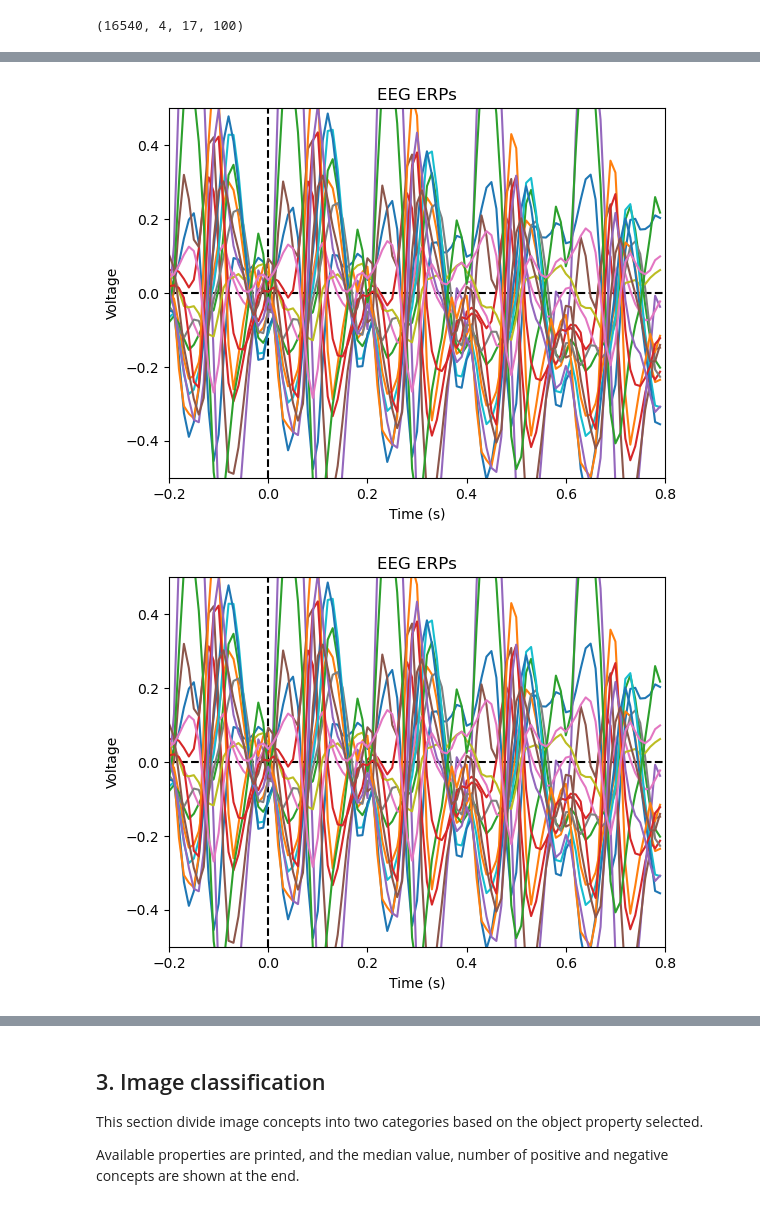
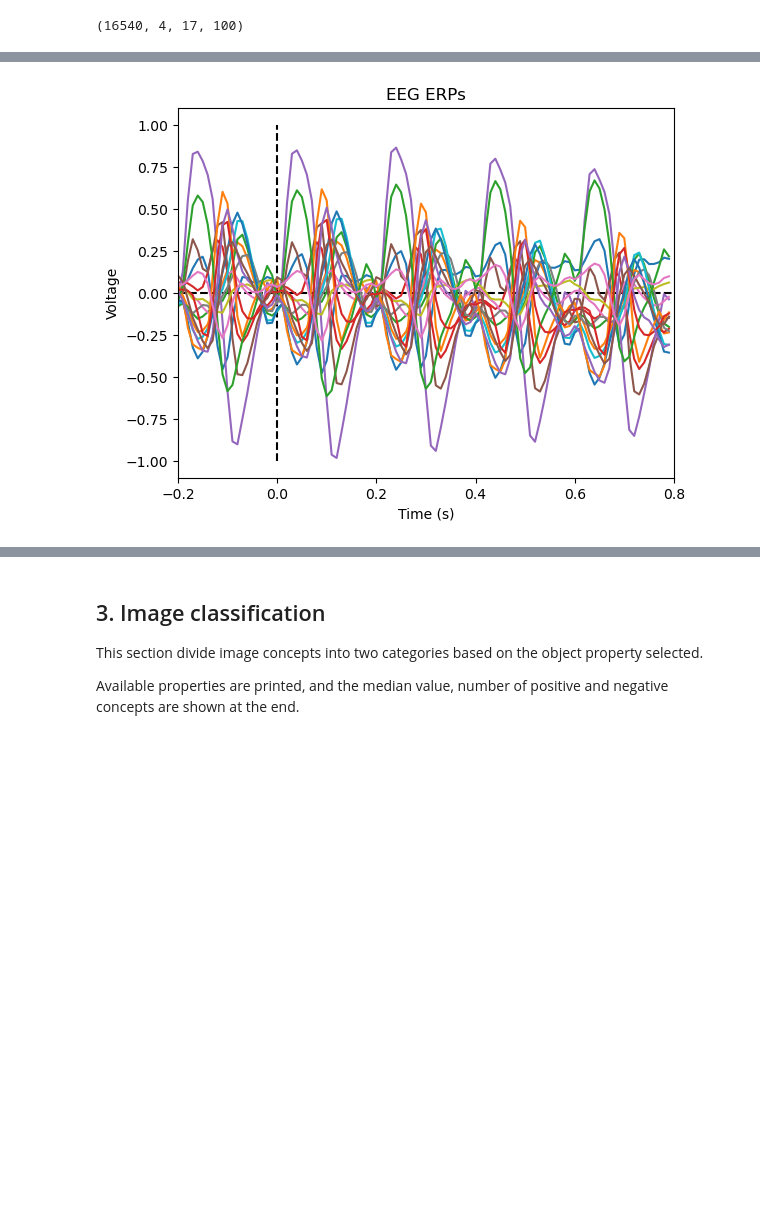
Before and after one commit to yqiaorong/Dream_Viewer, a Jupyter notebook: project_directory/github_code/Notebook.ipynb, the cells around one changed output, grey strips where cells are left out. Cells and saved outputs as stored; diff of their text form; code cells hidden in the pictures; blank space fills up the shorter version.

```diff
--- a/project_directory/github_code/Notebook.ipynb
+++ b/project_directory/github_code/Notebook.ipynb
@@ -470,22 +470,21 @@ THINGS_eeg_data['ch_names']
 # %%
 bio_data = THINGS_eeg_data['preprocessed_eeg_data']
 times = THINGS_eeg_data['times']
 
 # Average across repetitions
 erp_data = np.mean(bio_data, 1)
 
 # Average across img_cond
 erp_data_all = np.mean(erp_data, 0)
 
 plt.figure()
 plt.plot([-.2, .8], [0, 0], 'k--', [0, 0], [-1, 1], 'k--')
 plt.plot(times, np.transpose(erp_data_all))
 plt.xlabel('Time (s)')
 plt.xlim(left=-.2, right=.8)
 plt.ylabel('Voltage')
-plt.ylim(bottom=-0.5, top=0.5)
+# plt.ylim(bottom=-0.5, top=0.5)
 plt.title('EEG ERPs')
 plt.show()
 # %% [output]
-[figure, old version]
+[figure, new version]
-[figure, removed]
```
Also changed, not shown: parts of 1 cell of this notebook, 1 other file.
